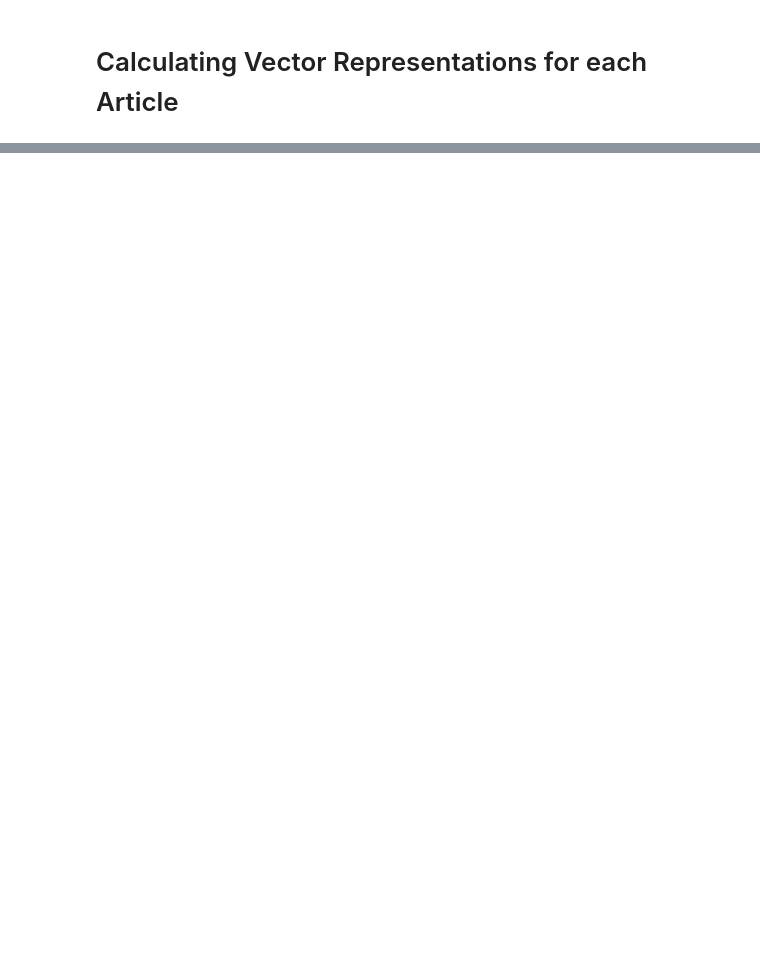
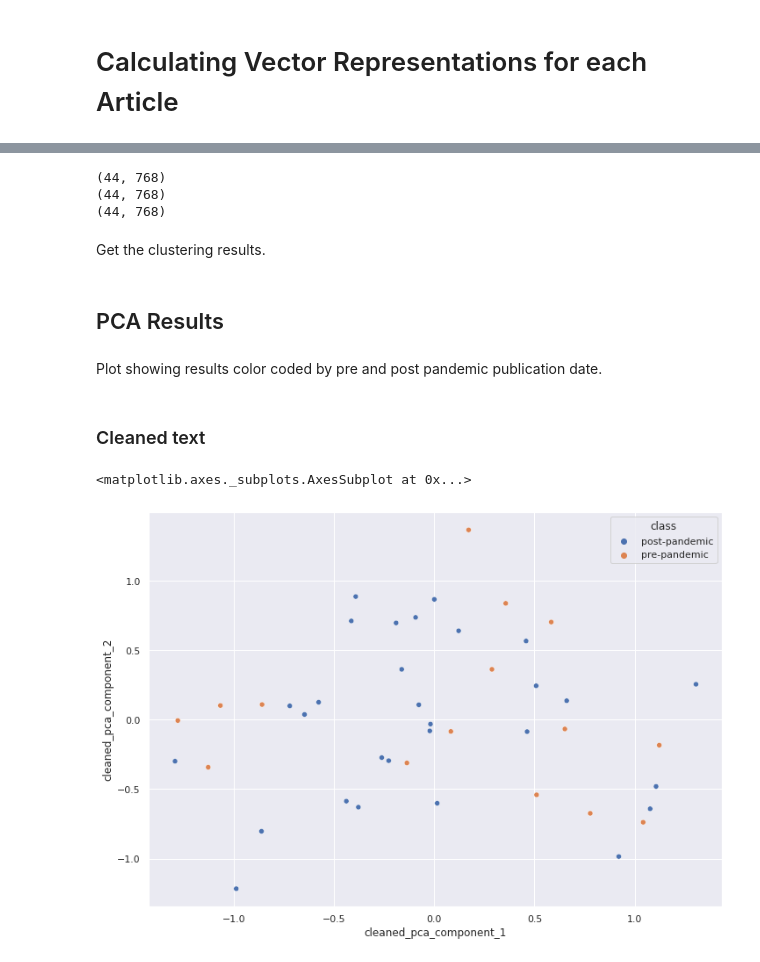
Before and after one commit to VintageGold/Text_Summarization, a Jupyter notebook: clustering_jorge.ipynb, the cells around one changed output, grey strips where cells are left out. Drawn from its saved outputs; the diff is of its cells as text; code cells hidden in the pictures; blank space fills up the shorter version.

Commit message:
udpated clustering analysis

```diff
--- a/clustering_jorge.ipynb
+++ b/clustering_jorge.ipynb
@@ -208,0 +198,60 @@ sns.scatterplot(data=embedded_df, x='dim_1', y='dim_2', hue='dbscan_class', ax=a
+# %%
+cleaned_article_vectors = calculate_latent_space(articles_df['Clean_Content'].values)
+cleaned_article_vectors_df = pd.DataFrame(cleaned_article_vectors)
+cleaned_article_vectors_df.to_csv(f'{project_path}/Data/cleaned_articles_latent_space.csv')
+del cleaned_article_vectors_df
+lemma_article_vectors = calculate_latent_space(articles_df['Clean_Content_Lemma'].values)
+lemma_article_vectors_df = pd.DataFrame(lemma_article_vectors)
+lemma_article_vectors_df.to_csv(f'{project_path}/Data/lemma_articles_latent_space.csv')
+del lemma_article_vectors_df
+lemma_lg_article_vectors = calculate_latent_space(articles_df['Clean_Content_Lemma_LongForm'].values)
+lemma_lg_article_vectors_df = pd.DataFrame(lemma_lg_article_vectors)
+lemma_lg_article_vectors_df.to_csv(f'{project_path}/Data/lemma_lg_articles_latent_space.csv')
+del lemma_lg_article_vectors_df
+# %% [output]
+(44, 768)
+(44, 768)
+(44, 768)
+# %% [markdown]
+Get the clustering results.
+# %%
+results_df = pd.DataFrame()
+results_df['year'] = pd.to_numeric(articles_df['Date Published'])
+results_df['class'] = results_df['year'].apply(lambda x: 'pre-pandemic' if x < 2020 else 'post-pandemic')
+results_df = calculate_clustering(
+    cleaned_article_vectors,
+    prefix='cleaned',
+    clustering_df=results_df,
+    pca_eps=0.47,
+    perplexity=9,
+    tsne_eps=48
+    )
+results_df = calculate_clustering(
+    lemma_article_vectors,
+    prefix='lemma',
+    clustering_df=results_df,
+    pca_eps=0.40,
+    perplexity=7,
+    tsne_eps=55
+    )
+results_df = calculate_clustering(
+    lemma_lg_article_vectors,
+    prefix='lemma_lg',
+    clustering_df=results_df,
+    pca_eps=0.38,
+    perplexity=10,
+    tsne_eps=30
+    )
+# %% [markdown]
+## PCA Results
+# %% [markdown]
+Plot showing results color coded by pre and post pandemic publication date.
+# %% [markdown]
+### Cleaned text
+# %%
+a4_dims = (11.7, 8.27)
+fig, ax = plt.subplots(figsize=a4_dims)
+sns.scatterplot(data=results_df, x='cleaned_pca_component_1', y='cleaned_pca_component_2', hue='class', ax=ax)
+# %% [output]
+<matplotlib.axes._subplots.AxesSubplot at 0x...>
+[figure, added]
```
Also changed, not shown: parts of 57 cells of this notebook, 4 other files.
